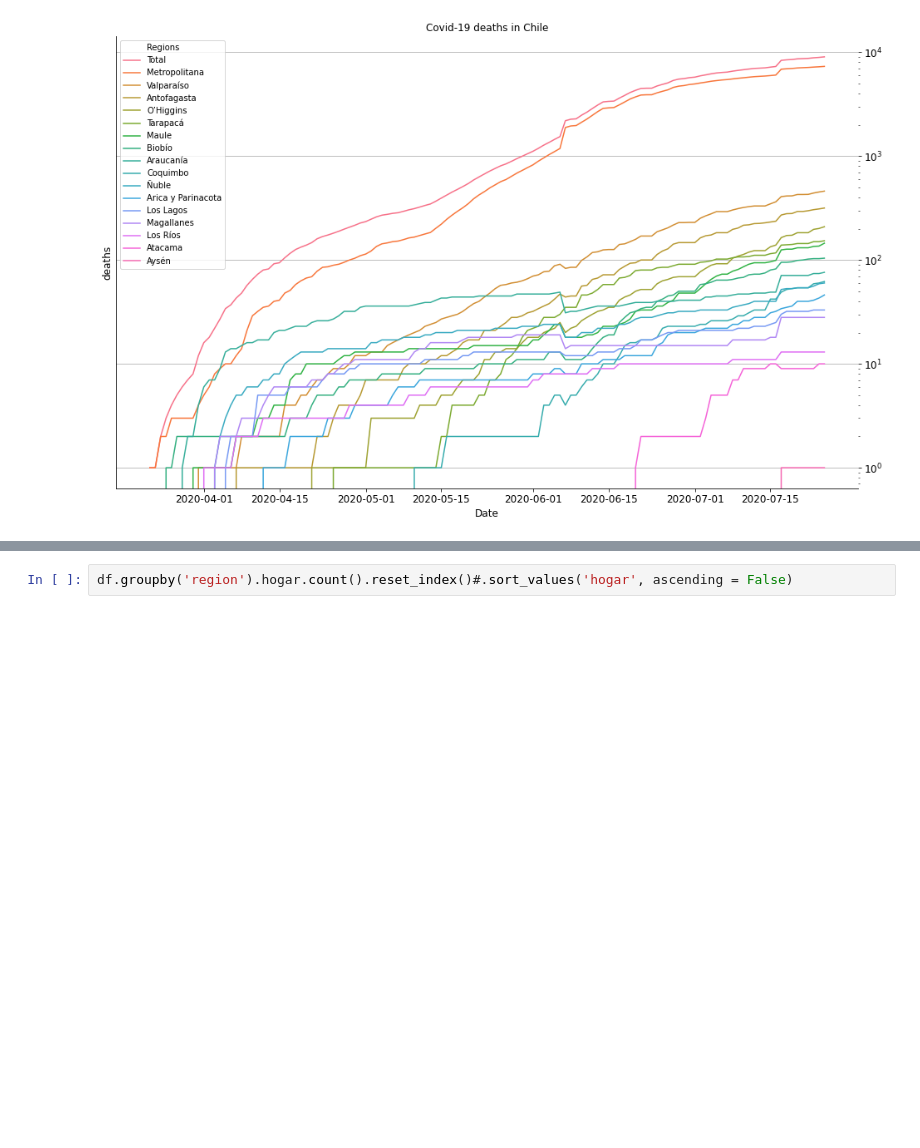
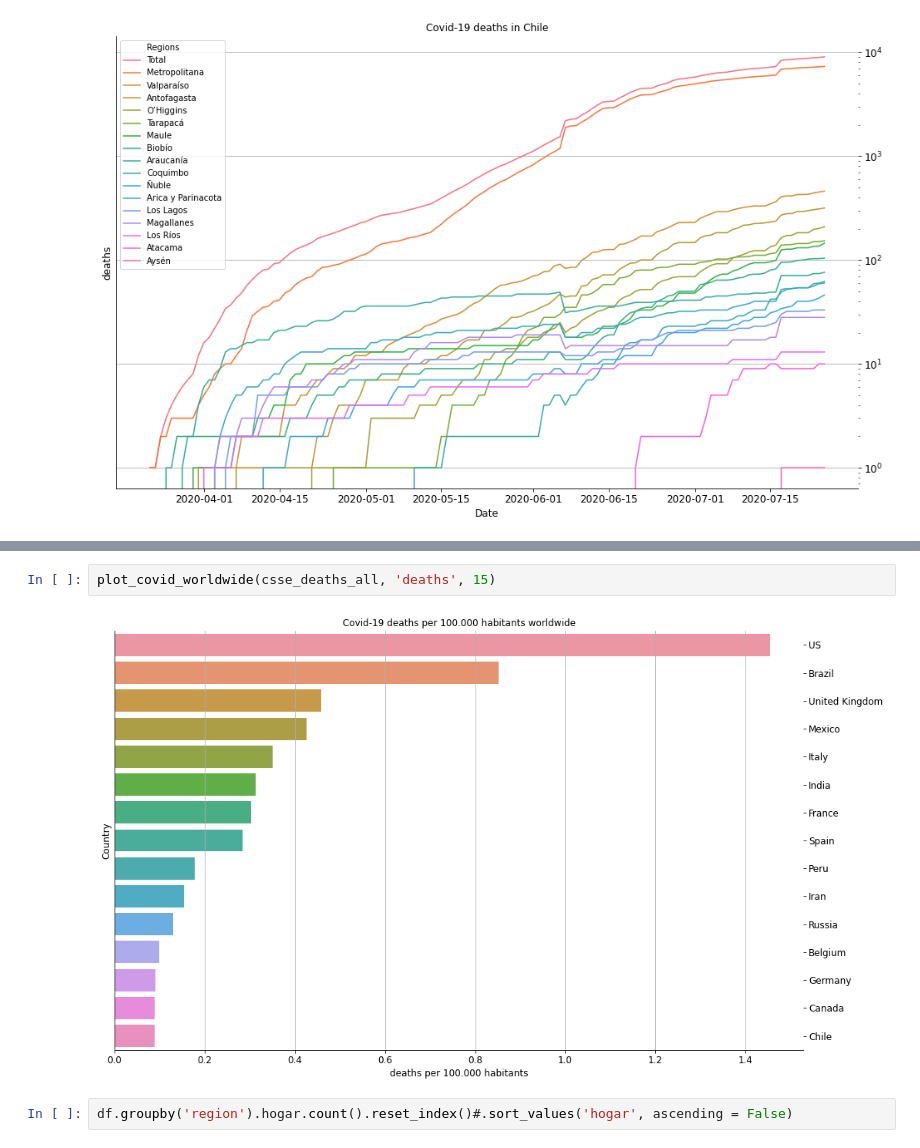
Before and after one commit to muellermax/Chile-Capstone, a Jupyter notebook: Chile Capstone.ipynb, the cells around one changed output, grey strips where cells are left out. Saved outputs shown, nothing was run; the diff lists cells and outputs as text; blank space fills up the shorter version.

```diff
--- a/Chile Capstone.ipynb
+++ b/Chile Capstone.ipynb
@@ -125,3 +157,7 @@ timeline_plot(deaths_regions, 'deaths')
+# %%
+plot_covid_worldwide(csse_deaths_all, 'deaths', 15)
+# %% [output]
+[figure, added]
 # %%
 df.groupby('region').hogar.count().reset_index()#.sort_values('hogar', ascending = False)
 # %% [output]
```
Also changed, not shown: parts of 3 cells of this notebook.
